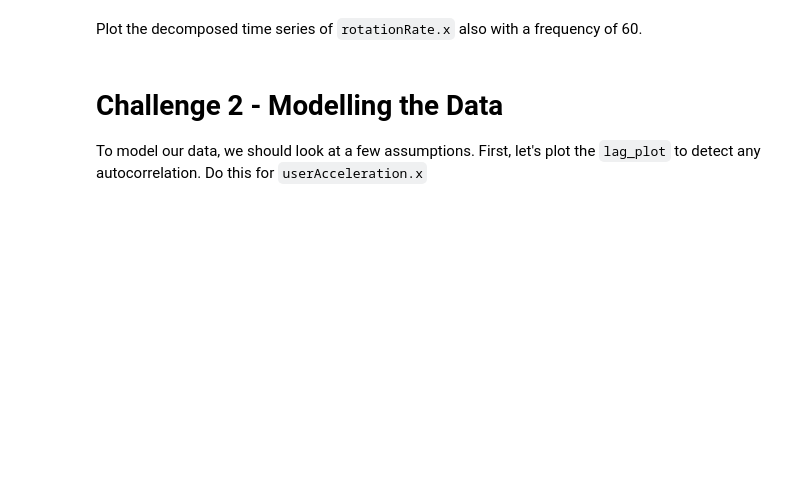
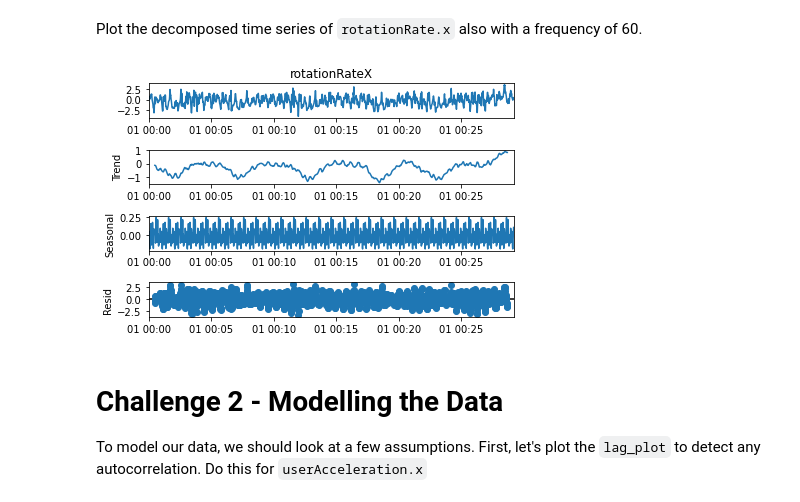
Before and after one commit to Ironhack-Data-Madrid-Enero-2021/lab-time-series, a Jupyter notebook: your-code/main.ipynb, the cells around one changed output. Cells and saved outputs as stored; diff of their text form; code cells hidden in the pictures; blank space fills up the shorter version.

```diff
--- a/your-code/main.ipynb
+++ b/your-code/main.ipynb
@@ -56,5 +131,10 @@ Our next step is to decompose the time series and evaluate the patterns in the d
 # %% [markdown]
 Plot the decomposed time series of `rotationRate.x` also with a frequency of 60.
+# %%
+dec_sea_rRx = seasonal_decompose(sensor['rotationRateX'], model="additive", period=60)
+dec_sea_rRx.plot();
+# %% [output]
+[figure, added]
 # %% [markdown]
 # Challenge 2 - Modelling the Data
 
```
Also changed, not shown: parts of 30 cells of this notebook.
